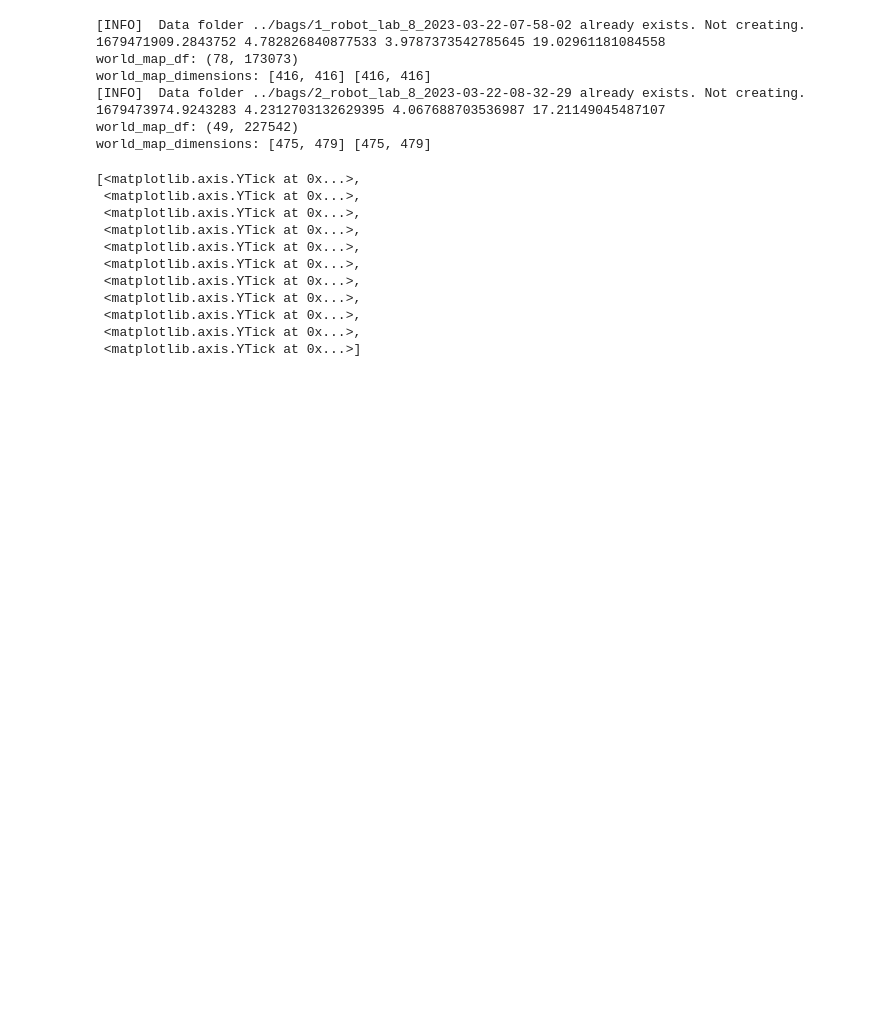
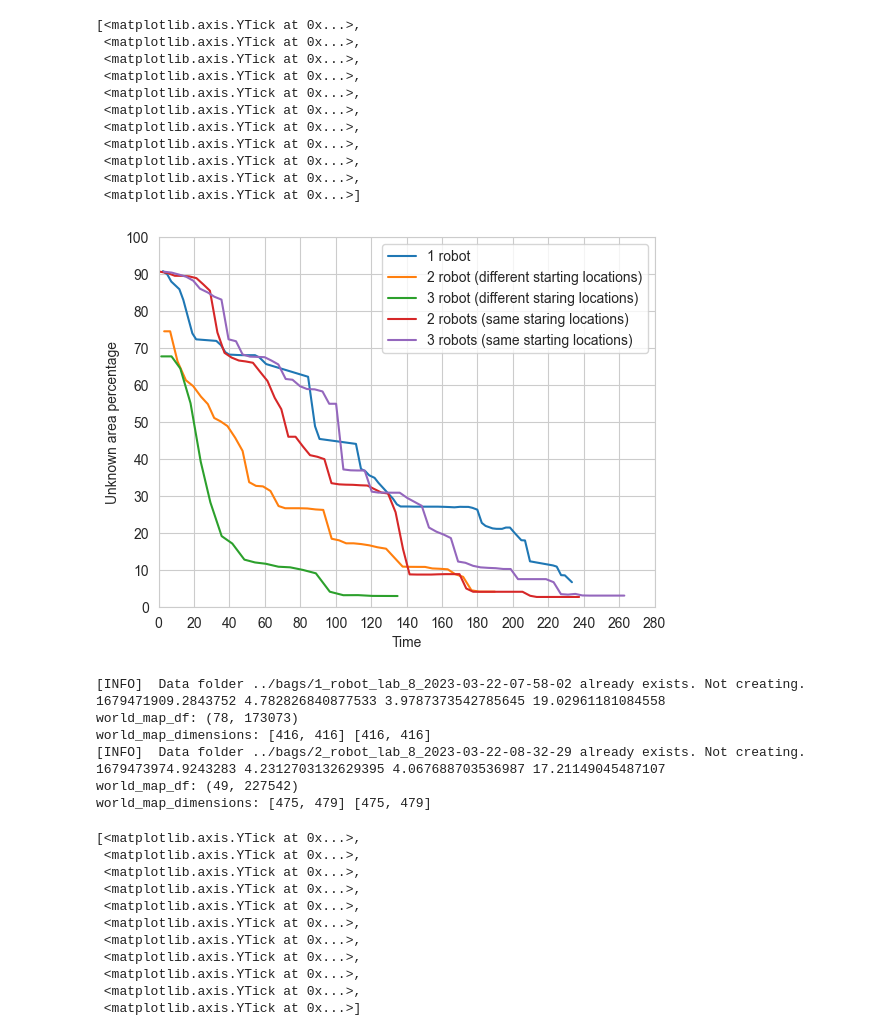
Before and after one commit to convoy-ai/analysis, a Jupyter notebook: notebooks/map_analysis.ipynb, the cells around one changed output. Cells and saved outputs as stored; diff of their text form; code cells hidden in the pictures; blank space fills up the shorter version.

```diff
--- a/notebooks/map_analysis.ipynb
+++ b/notebooks/map_analysis.ipynb
@@ -150 +187,27 @@ ax.set_yticks(range(0, 101, 10))
+# %%
+fig, ax = plt.subplots()
+
+seaborn.lineplot(ax=ax, data=sim_a_one_robot_df, x='Time', y='Unknown area percentage', label="1 robot")
+seaborn.lineplot(ax=ax, data=sim_a_two_robot_df, x='Time', y='Unknown area percentage', label="2 robot (different starting locations)")
+seaborn.lineplot(ax=ax, data=sim_a_three_robot_df, x='Time', y='Unknown area percentage', label="3 robot (different staring locations)")
+seaborn.lineplot(ax=ax, data=sim_b_two_robot_df, x='Time', y='Unknown area percentage', label="2 robots (same staring locations)")
+seaborn.lineplot(ax=ax, data=sim_b_three_robot_df, x='Time', y='Unknown area percentage', label="3 robots (same starting locations)")
+
+ax.set_xlim(0, 280)
+ax.set_xticks(range(0, 281, 20))
+ax.set_ylim(0, 100)
+ax.set_yticks(range(0, 101, 10))
+# %% [output]
+[<matplotlib.axis.YTick at 0x...>,
+ <matplotlib.axis.YTick at 0x...>,
+ <matplotlib.axis.YTick at 0x...>,
+ <matplotlib.axis.YTick at 0x...>,
+ <matplotlib.axis.YTick at 0x...>,
+ <matplotlib.axis.YTick at 0x...>,
+ <matplotlib.axis.YTick at 0x...>,
+ <matplotlib.axis.YTick at 0x...>,
+ <matplotlib.axis.YTick at 0x...>,
+ <matplotlib.axis.YTick at 0x...>,
+ <matplotlib.axis.YTick at 0x...>]
+[figure, added]
 # %%
```
Also changed, not shown: parts of 6 cells of this notebook.
